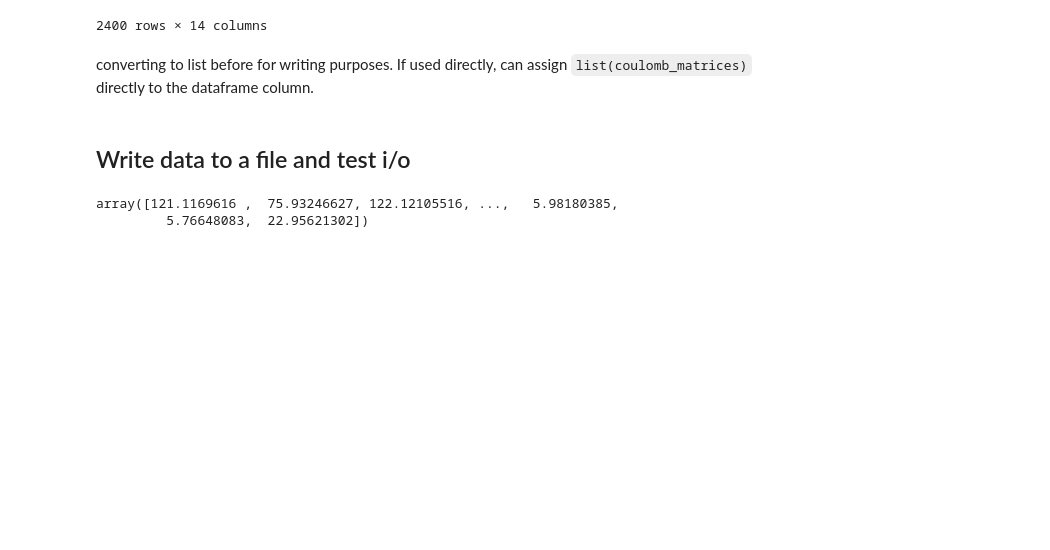
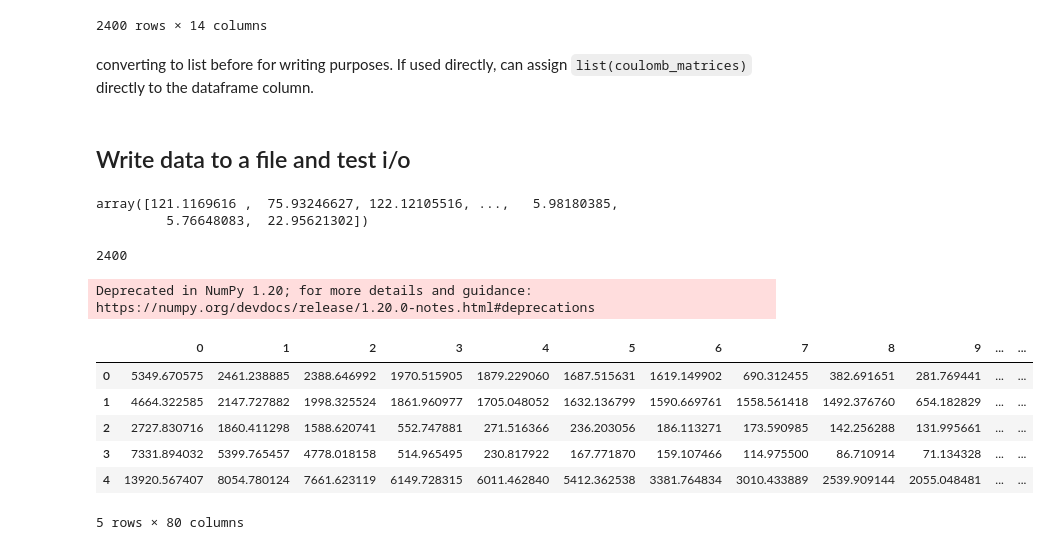
Before and after one commit to nishkakhendry/ML_Conductors, a Jupyter notebook: visualization_dataprep.ipynb, the cells around one changed output. Cells and saved outputs as stored; diff of their text form; code cells hidden in the pictures; blank space fills up the shorter version.

```diff
--- a/visualization_dataprep.ipynb
+++ b/visualization_dataprep.ipynb
@@ -196,0 +212,6 @@ array([121.1169616 ,  75.93246627, 122.12105516, ...,   5.98180385,
+# %%
+def get_eigenspectrum(matrix):
+    spectrum = LA.eigvalsh(matrix)
+    spectrum = np.sort(spectrum)[::-1]
+
+    return spectrum
@@ -196,0 +233,19 @@ array([121.1169616 ,  75.93246627, 122.12105516, ...,   5.98180385,
+# %%
+len(coulomb_spectrum_list)
+# %% [output]
+2400
+# %%
+coulomb_spectrum_df = pd.DataFrame(coulomb_spectrum_list).astype(np.float)
+coulomb_spectrum_df = coulomb_spectrum_df.fillna(0)
+# %% [output]
+Deprecated in NumPy 1.20; for more details and guidance: https://numpy.org/devdocs/release/1.20.0-notes.html#deprecations
+# %%
+coulomb_spectrum_df.head()
+# %% [output]
+|  | 0 | 1 | 2 | 3 | 4 | 5 | 6 | 7 | 8 | 9 | ... | ... |
+| 0 | 5349.670575 | 2461.238885 | 2388.646992 | 1970.515905 | 1879.229060 | 1687.515631 | 1619.149902 | 690.312455 | 382.691651 | 281.769441 | ... | ... |
+| 1 | 4664.322585 | 2147.727882 | 1998.325524 | 1861.960977 | 1705.048052 | 1632.136799 | 1590.669761 | 1558.561418 | 1492.376760 | 654.182829 | ... | ... |
+| 2 | 2727.830716 | 1860.411298 | 1588.620741 | 552.747881 | 271.516366 | 236.203056 | 186.113271 | 173.590985 | 142.256288 | 131.995661 | ... | ... |
+| 3 | 7331.894032 | 5399.765457 | 4778.018158 | 514.965495 | 230.817922 | 167.771870 | 159.107466 | 114.975500 | 86.710914 | 71.134328 | ... | ... |
+| 4 | 13920.567407 | 8054.780124 | 7661.623119 | 6149.728315 | 6011.462840 | 5412.362538 | 3381.764834 | 3010.433889 | 2539.909144 | 2055.048481 | ... | ... |
+5 rows × 80 columns
```
Also changed, not shown: parts of 11 cells of this notebook.
